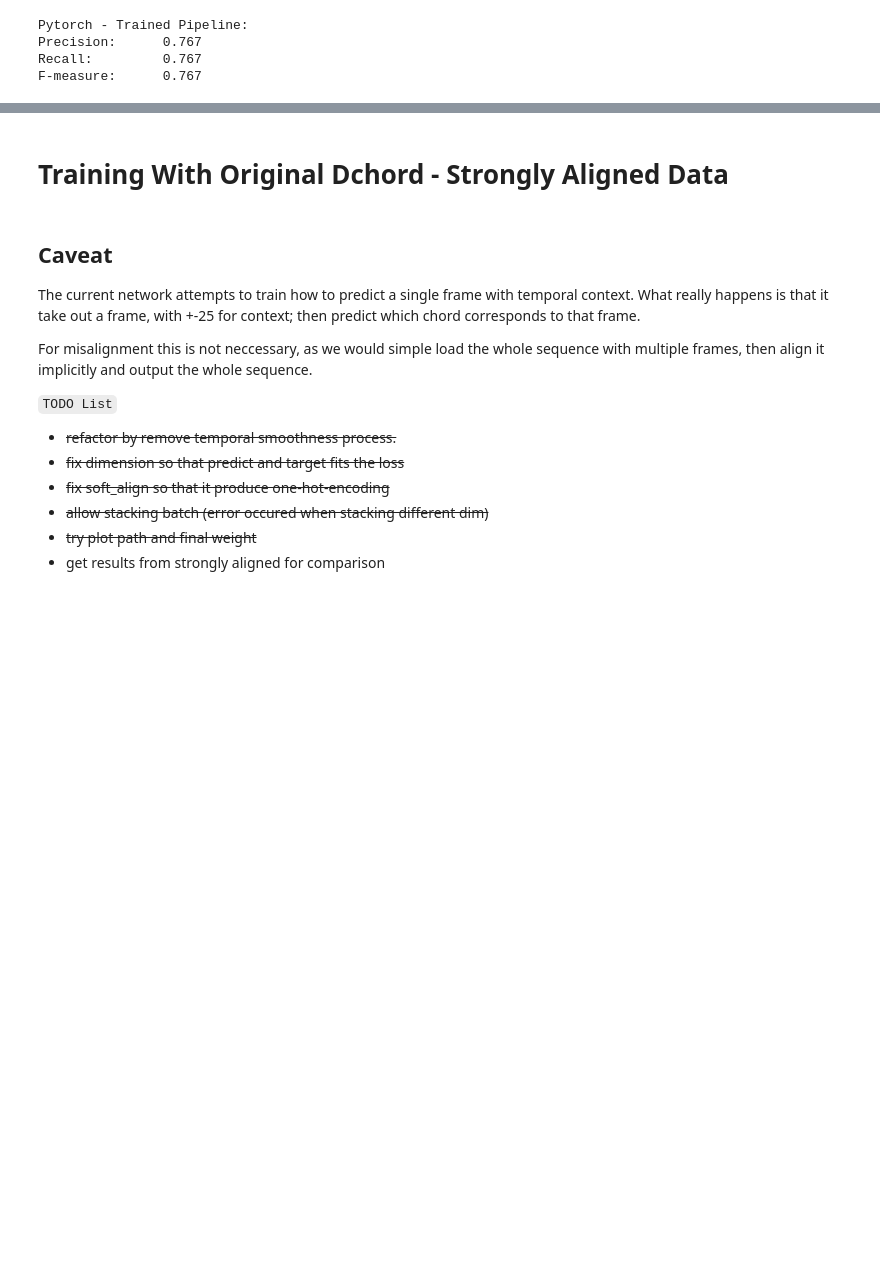
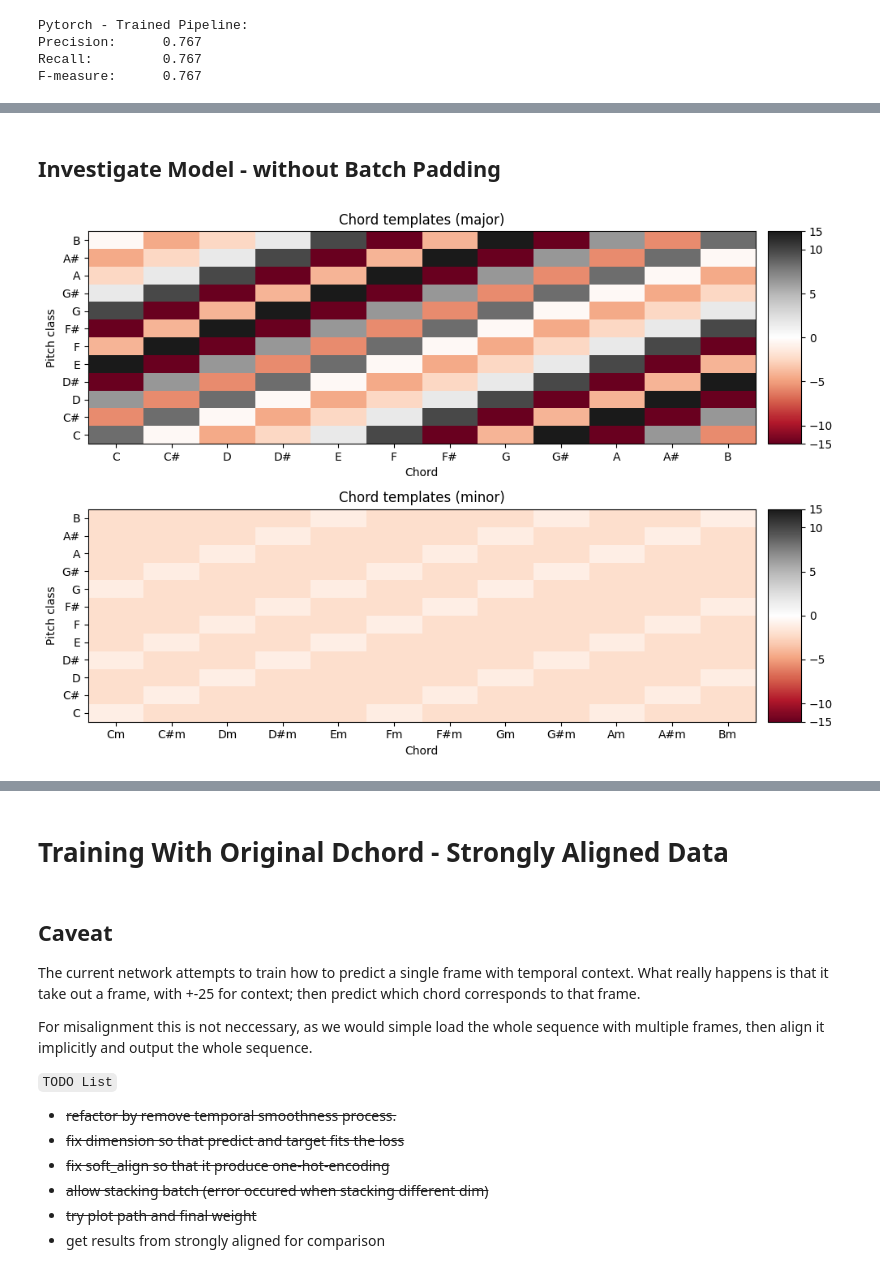
Before and after one commit to Kiro-V/mir-sdtw, a Jupyter notebook: src/main.ipynb, the cells around one changed output, grey strips where cells are left out. Saved outputs shown, nothing was run; the diff lists cells and outputs as text; code cells hidden in the pictures; blank space fills up the shorter version.

```diff
--- a/src/main.ipynb
+++ b/src/main.ipynb
@@ -578,7 +394,7 @@ color_ann = {'N': [1, 1, 1, 1], 'C': [1, 0.5, 0, 1], 'G': [0, 1, 0, 1],
 test_set_indices = [0]
 test_set_params = {'segment_length': 40, 'soft_length': 8}
 
-test_set = create_dataset(data_dict=X_dict_STFT,
+test_set = data_utils.create_dataset(data_dict=X_dict_STFT,
                             ann_dict=ann_dict_STFT,
                             song_dict=song_dict,
                             song_indices=test_set_indices,
@@ -613,7 +429,6 @@ with torch.no_grad():
 
         y_test = torch.squeeze(torch.squeeze(y_test, 0), 0)
 
-        y_test= torch.permute(y_test, (1, 0))  # Change to Time x Chords
 
         chord_sim_torch_pipeline = np.append(chord_sim_torch_pipeline, torch.squeeze(torch.squeeze(y_pred_test, 1), 1).to('cpu').detach().numpy(), axis=0)
         X_test_all = np.vstack((X_test_all, X_test.cpu().numpy().squeeze()))
@@ -699,0 +612,35 @@ F-measure:      0.767
+# %% [markdown]
+## Investigate Model - without Batch Padding
+# %%
+weights_no_pad = no_pad_model.chord_template_params.filter.weight.to('cpu').detach()
+weights_no_pad = np.squeeze(weights_no_pad)
+
+if weights.shape[0] == 2:
+    for n in range(12):           # shared weights -> templates are only shifted versions of each other
+        templates_maj[:, n] = np.roll(weights_no_pad[0], n)
+        templates_min[:, n] = np.roll(weights_no_pad[1], n)
+
+fig, ax = plt.subplots(2, 2, gridspec_kw={'width_ratios': [1, 0.05]}, figsize=(10, 7))
+# plot major chord templates
+libfmp.b.plot_matrix(templates_maj, ax=[ax[0, 0], ax[0, 1]],
+                     title='Chord templates (major)',
+                     ylabel='Pitch class', xlabel='Chord',
+                     colorbar=True, **plot_parameters)
+ax[0, 0].set_xticks(np.arange(12))
+ax[0, 0].set_xticklabels(chord_labels_maj)
+ax[0, 0].set_yticks(np.arange(12))
+ax[0, 0].set_yticklabels(chroma_labels)
+
+# plot minor chord templates
+libfmp.b.plot_matrix(templates_min, ax=[ax[1, 0], ax[1, 1]],
+                     title='Chord templates (minor)',
+                     ylabel='Pitch class', xlabel='Chord',
+                     colorbar=True, **plot_parameters)
+ax[1, 0].set_xticks(np.arange(12))
+ax[1, 0].set_xticklabels(chord_labels_min)
+ax[1, 0].set_yticks(np.arange(12))
+ax[1, 0].set_yticklabels(chroma_labels)
+
+plt.tight_layout()
+# %% [output]
+[figure, added]
```
Also changed, not shown: parts of 24 cells of this notebook, 3 other files.
